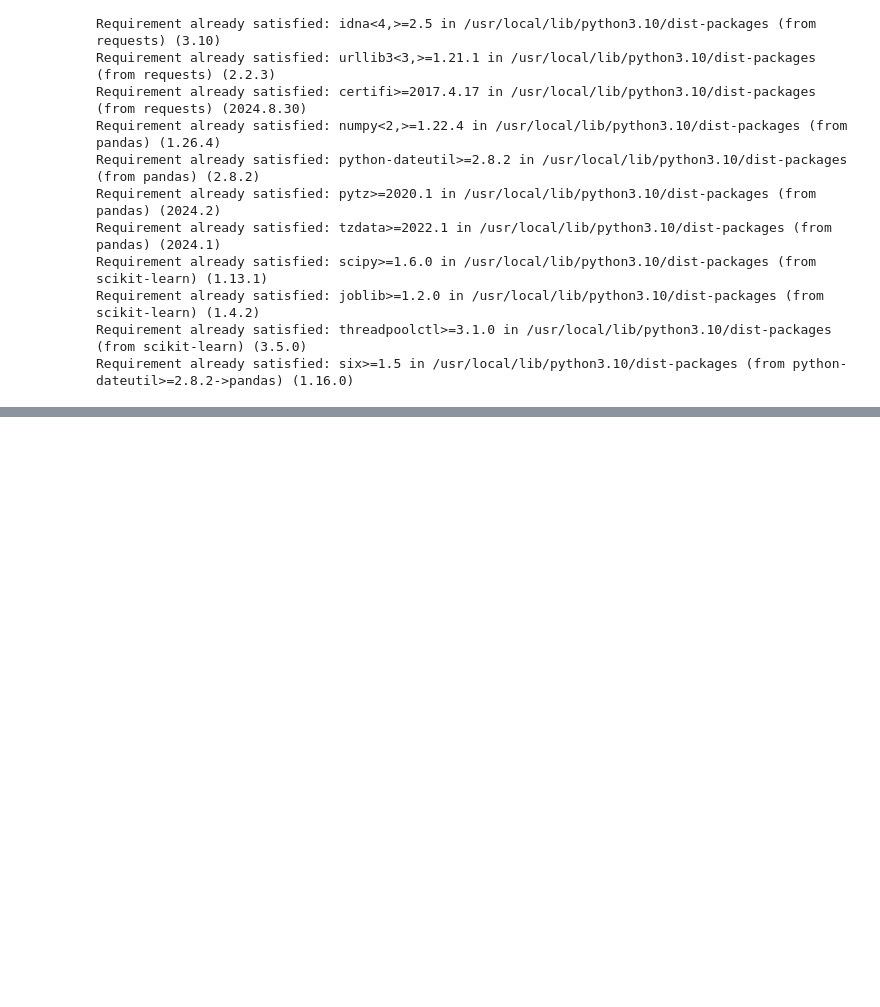
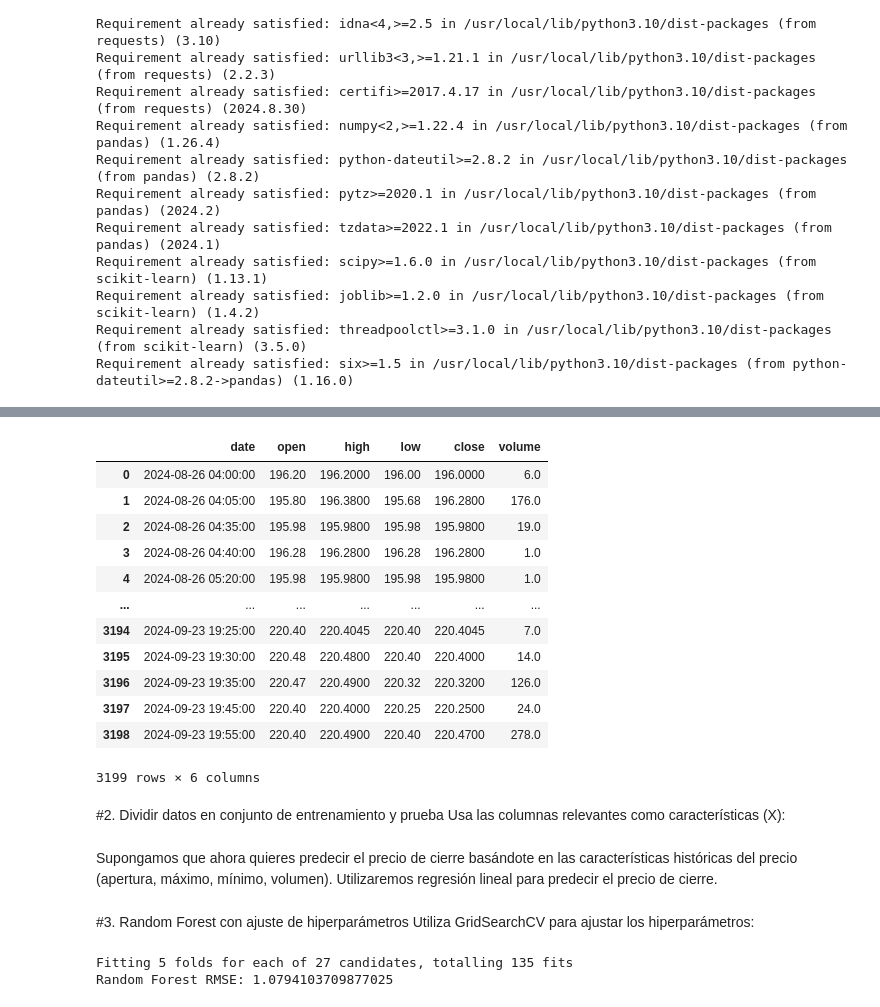
Before and after one commit to jorgemm83/prueba_tecnica, a Jupyter notebook: Prueba_técnica.ipynb, the cells around one changed output, grey strips where cells are left out. Saved outputs shown, nothing was run; the diff lists cells and outputs as text; code cells hidden in the pictures; blank space fills up the shorter version.

```diff
--- a/Prueba_técnica.ipynb
+++ b/Prueba_técnica.ipynb
@@ -88,0 +97,24 @@ financial_data.shape
+# %%
+data=financial_data
+# %%
+data = data.reset_index(drop=True) #Resets the index and drops the old index
+data = data.sort_values('date') #Sorts the values by date
+data = data[['date', 'open', 'high', 'low', 'close', 'volume']] #Reorders the columns so 'date' is first
+data
+# %% [output]
+|  | date | open | high | low | close | volume |
+| 0 | 2024-08-26 04:00:00 | 196.20 | 196.2000 | 196.00 | 196.0000 | 6.0 |
+| 1 | 2024-08-26 04:05:00 | 195.80 | 196.3800 | 195.68 | 196.2800 | 176.0 |
+| 2 | 2024-08-26 04:35:00 | 195.98 | 195.9800 | 195.98 | 195.9800 | 19.0 |
+| 3 | 2024-08-26 04:40:00 | 196.28 | 196.2800 | 196.28 | 196.2800 | 1.0 |
+| 4 | 2024-08-26 05:20:00 | 195.98 | 195.9800 | 195.98 | 195.9800 | 1.0 |
+| ... | ... | ... | ... | ... | ... | ... |
+| 3194 | 2024-09-23 19:25:00 | 220.40 | 220.4045 | 220.40 | 220.4045 | 7.0 |
+| 3195 | 2024-09-23 19:30:00 | 220.48 | 220.4800 | 220.40 | 220.4000 | 14.0 |
+| 3196 | 2024-09-23 19:35:00 | 220.47 | 220.4900 | 220.32 | 220.3200 | 126.0 |
+| 3197 | 2024-09-23 19:45:00 | 220.40 | 220.4000 | 220.25 | 220.2500 | 24.0 |
+| 3198 | 2024-09-23 19:55:00 | 220.40 | 220.4900 | 220.40 | 220.4700 | 278.0 |
+3199 rows × 6 columns
+# %% [markdown]
+#2. Dividir datos en conjunto de entrenamiento y prueba
+Usa las columnas relevantes como características (X):
@@ -88,0 +126,30 @@ financial_data.shape
+# %% [markdown]
+Supongamos que ahora quieres predecir el precio de cierre basándote en las características históricas del precio (apertura, máximo, mínimo, volumen). Utilizaremos regresión lineal para predecir el precio de cierre.
+# %% [markdown]
+#3. Random Forest con ajuste de hiperparámetros
+Utiliza GridSearchCV para ajustar los hiperparámetros:
+# %%
+rf = RandomForestRegressor()
+
+# Definir los parámetros para la búsqueda
+param_grid = {
+    'n_estimators': [50, 100, 200],
+    'max_depth': [None, 10, 20],
+    'min_samples_split': [2, 5, 10]
+}
+
+grid_search_rf = GridSearchCV(estimator=rf, param_grid=param_grid, cv=5, scoring='neg_mean_squared_error', verbose=1)
+grid_search_rf.fit(X_train, y_train)
+
+# Mejor modelo
+best_rf = grid_search_rf.best_estimator_
+
+# Predicciones
+rf_preds = best_rf.predict(X_test)
+
+# Evaluación
+rf_rmse = np.sqrt(mean_squared_error(y_test, rf_preds))
+print(f'Random Forest RMSE: {rf_rmse}')
+# %% [output]
+Fitting 5 folds for each of 27 candidates, totalling 135 fits
+Random Forest RMSE: 1.0794103709877025
```
Also changed, not shown: parts of 21 cells of this notebook.
